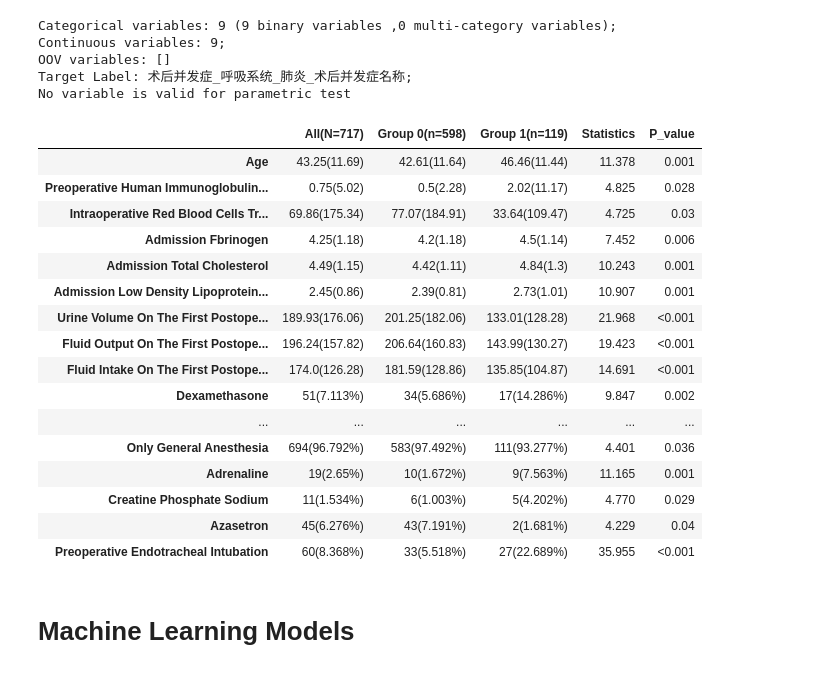
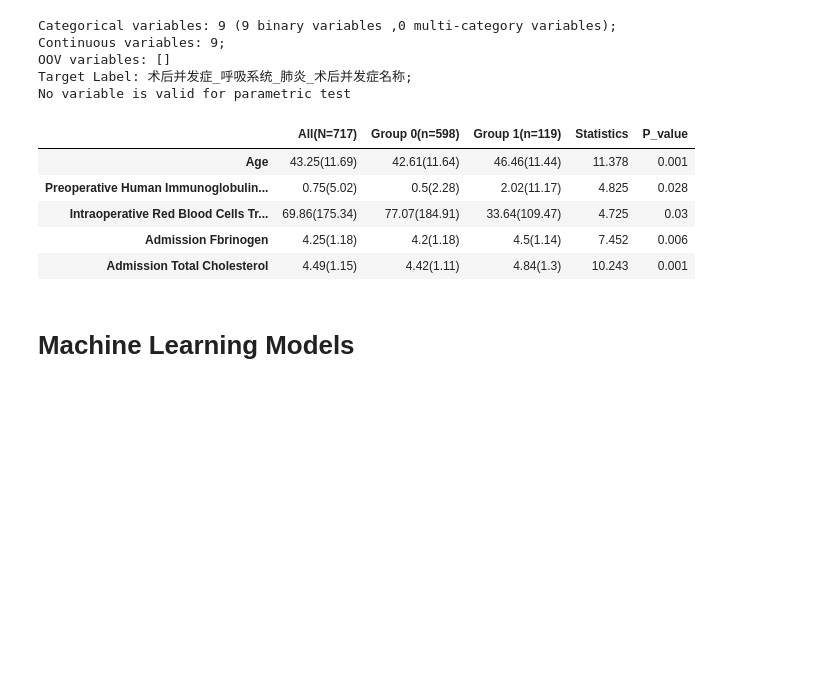
Before and after one commit to wu-zhengdong/ClinicalTools, a Jupyter notebook: Tutorial (WorkFlow).ipynb, the cells around one changed output. Saved outputs shown, nothing was run; the diff lists cells and outputs as text; code cells hidden in the pictures; blank space fills up the shorter version.

```diff
--- a/Tutorial (WorkFlow).ipynb
+++ b/Tutorial (WorkFlow).ipynb
@@ -205,25 +192,14 @@ OOV variables: []
 Target Label: 术后并发症_呼吸系统_肺炎_术后并发症名称;
 No variable is valid for parametric test
 # %%
-full_stat
+full_stat.head(5)
 # %% [output]
 |  | All(N=717) | Group 0(n=598) | Group 1(n=119) | Statistics | P_value |
 | Age | 43.25(11.69) | 42.61(11.64) | 46.46(11.44) | 11.378 | 0.001 |
 | Preoperative Human Immunoglobulin... | 0.75(5.02) | 0.5(2.28) | 2.02(11.17) | 4.825 | 0.028 |
 | Intraoperative Red Blood Cells Tr... | 69.86(175.34) | 77.07(184.91) | 33.64(109.47) | 4.725 | 0.03 |
 | Admission Fbrinogen | 4.25(1.18) | 4.2(1.18) | 4.5(1.14) | 7.452 | 0.006 |
 | Admission Total Cholesterol | 4.49(1.15) | 4.42(1.11) | 4.84(1.3) | 10.243 | 0.001 |
-| Admission Low Density Lipoprotein... | 2.45(0.86) | 2.39(0.81) | 2.73(1.01) | 10.907 | 0.001 |
-| Urine Volume On The First Postope... | 189.93(176.06) | 201.25(182.06) | 133.01(128.28) | 21.968 | <0.001 |
-| Fluid Output On The First Postope... | 196.24(157.82) | 206.64(160.83) | 143.99(130.27) | 19.423 | <0.001 |
-| Fluid Intake On The First Postope... | 174.0(126.28) | 181.59(128.86) | 135.85(104.87) | 14.691 | <0.001 |
-| Dexamethasone | 51(7.113%) | 34(5.686%) | 17(14.286%) | 9.847 | 0.002 |
-| ... | ... | ... | ... | ... | ... |
-| Only General Anesthesia | 694(96.792%) | 583(97.492%) | 111(93.277%) | 4.401 | 0.036 |
-| Adrenaline | 19(2.65%) | 10(1.672%) | 9(7.563%) | 11.165 | 0.001 |
-| Creatine Phosphate Sodium | 11(1.534%) | 6(1.003%) | 5(4.202%) | 4.770 | 0.029 |
-| Azasetron | 45(6.276%) | 43(7.191%) | 2(1.681%) | 4.229 | 0.04 |
-| Preoperative Endotracheal Intubation | 60(8.368%) | 33(5.518%) | 27(22.689%) | 35.955 | <0.001 |
 # %% [markdown]
 # Machine Learning Models
 # %% [markdown]
```
Also changed, not shown: parts of 10 cells of this notebook, 4 other files.
